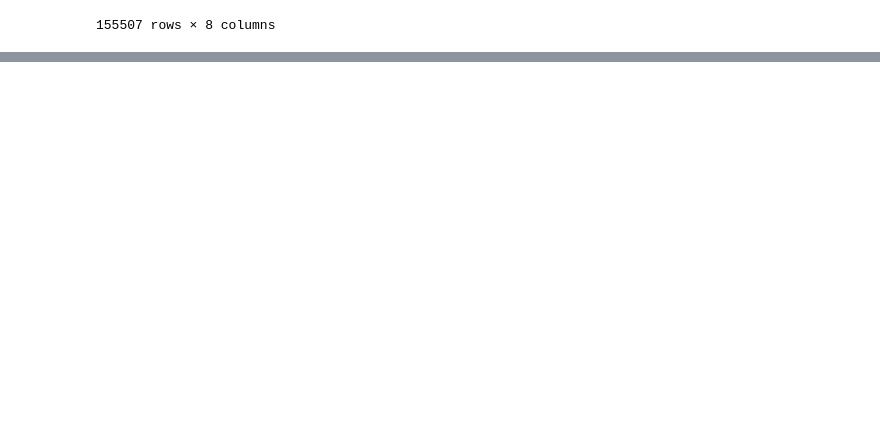
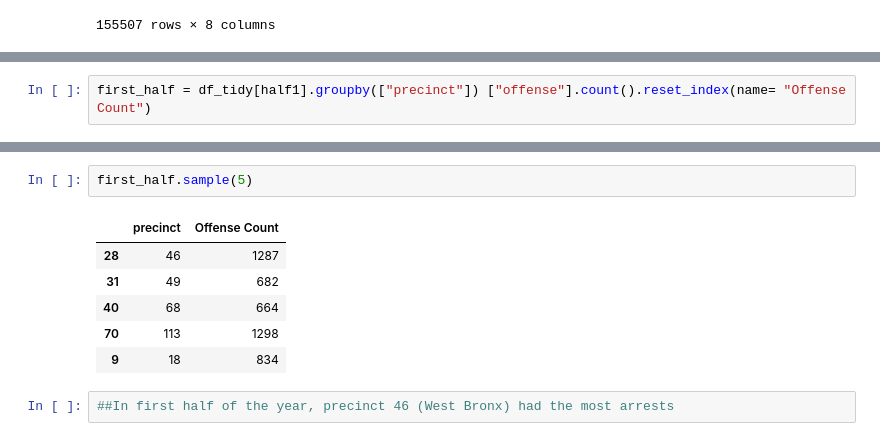
Before and after one commit to briannamonsanto/pitch2, a Jupyter notebook: pitch 2 workbook.ipynb, the cells around one changed output, grey strips where cells are left out. Cells and saved outputs as stored; diff of their text form; blank space fills up the shorter version.

```diff
--- a/pitch 2 workbook.ipynb
+++ b/pitch 2 workbook.ipynb
@@ -397,0 +407,2 @@ second
+# %%
+first_half = df_tidy[half1].groupby(["precinct"]) ["offense"].count().reset_index(name= "Offense Count")
@@ -397,0 +425,11 @@ second
+# %%
+first_half.sample(5)
+# %% [output]
+|  | precinct | Offense Count |
+| 28 | 46 | 1287 |
+| 31 | 49 | 682 |
+| 40 | 68 | 664 |
+| 70 | 113 | 1298 |
+| 9 | 18 | 834 |
+# %%
+##In first half of the year, precinct 46 (West Bronx) had the most arrests
```
Also changed, not shown: parts of 36 cells of this notebook.
